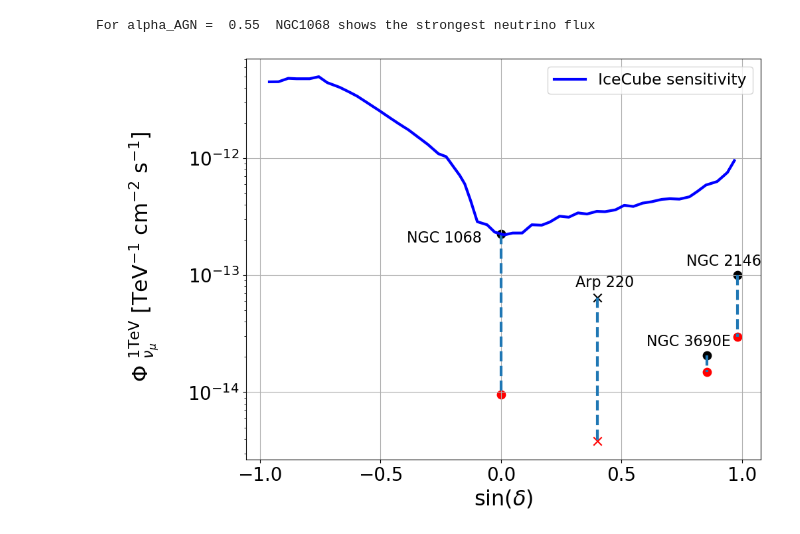
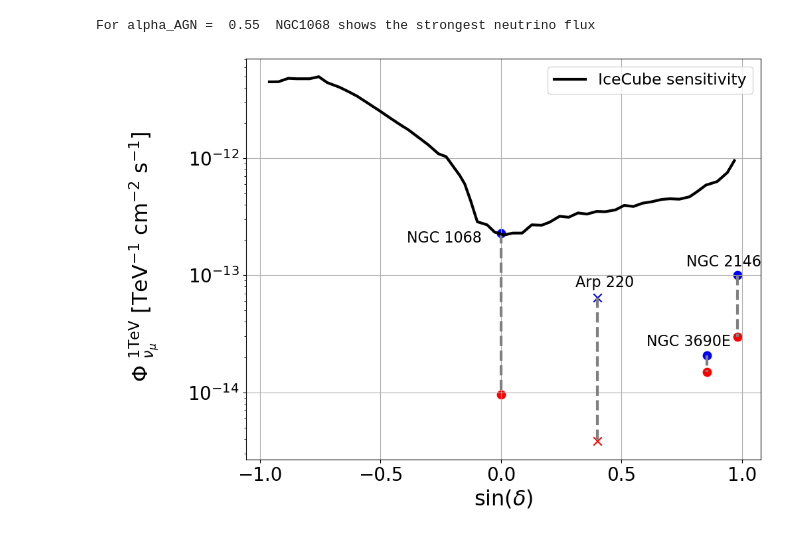
Before and after one commit to YarnoMerckx/neutrino-flux-GOALS-galaxies, a Jupyter notebook: GOALS_flux_predictions.ipynb, the cells around one changed output. Cells and saved outputs as stored; diff of their text form; code cells hidden in the pictures.

```diff
--- a/GOALS_flux_predictions.ipynb
+++ b/GOALS_flux_predictions.ipynb
@@ -111,14 +108,14 @@ plt.figure(figsize=(10,8), dpi= 100, facecolor='w', edgecolor='k')
 
 
 plt.grid()
-plt.scatter(c_rad_sin_irg,FTeV_irg*(1e3/pow(1e3,2)),vmin=0,vmax=1,s = AGNfracs_irg*300 ,marker = '*', c = AGNfracs_irg,cmap = "viridis", label = '$ L_{\mathrm{IR}} < 10^{11}~L_{\odot}$')
-plt.scatter(c_rad_sin_lirg,FTeV_lirg*(1e3/pow(1e3,2)),vmin=0,vmax=1 , s = AGNfracs_lirg*300 , marker = 'o',c = AGNfracs_lirg,cmap = "viridis", label = 'LIRG')
-plt.scatter(c_rad_sin_ulirg,FTeV_ulirg*(1e3/pow(1e3,2)), vmin = 0, vmax = 1,s = AGNfracs_ulirg*300 ,marker='X',c = AGNfracs_ulirg,cmap = "viridis", label = 'ULIRG')
+plt.scatter(c_rad_sin_irg,FTeV_irg*(1e3/pow(1e3,2)),vmin=0,vmax=1,s = (1-AGNfracs_irg)*60 ,marker = '*', c = (1-AGNfracs_irg),cmap = "turbo_r", label = '$ L_{\mathrm{IR}} < 10^{11}~L_{\odot}$')
+plt.scatter(c_rad_sin_lirg,FTeV_lirg*(1e3/pow(1e3,2)),vmin=0,vmax=1 , s = (1-AGNfracs_lirg)*60 , marker = 'o',c = (1-AGNfracs_lirg),cmap = "turbo_r", label = 'LIRG')
+plt.scatter(c_rad_sin_ulirg,FTeV_ulirg*(1e3/pow(1e3,2)), vmin = 0, vmax = 1,s = (1-AGNfracs_ulirg)*60 ,marker='X',c = (1-AGNfracs_ulirg),cmap = "turbo_r", label = 'ULIRG')
 
-plt.text(0.30,8.5e-14, s= 'Arp 220',fontsize = 16)
-plt.plot(Sindec_IceCube_sens,Flux_IceCube_sens, label = 'IceCube sensitivity',linewidth = 3, color = 'blue')
-plt.text(0.68, 1.5e-13, s= 'NGC 2146',fontsize = 16)
-plt.text(-0.80,7.5e-14,s = 'NGC 3256',fontsize = 16)
+plt.text(0.30,9e-14, s= 'Arp 220',fontsize = 16)
+plt.plot(Sindec_IceCube_sens,Flux_IceCube_sens, label = 'IceCube sensitivity',linewidth = 3, color = 'k')
+plt.text(0.68, 1.7e-13, s= 'NGC 2146',fontsize = 16)
+plt.text(-0.80,8e-14,s = 'NGC 3256',fontsize = 16)
 
 cb = plt.colorbar()
 cb.ax.tick_params(labelsize=15)
@@ -130,7 +127,7 @@ plt.xlabel('$\sin(\\delta$)',fontsize = 21)
 plt.ylabel('\n $\\Phi~^{\mathrm{1TeV}}_{\\nu_\\mu}$ [TeV$^{-1}$ cm$^{-2}$ s$^{-1}$] \n', fontsize = 21)
 plt.yticks(fontsize = 20)
 plt.xticks([-1.00, -0.50 , 0.0, 0.50, 1.00 ],fontsize = 20)
-cb.set_label(label = '\n $\\langle \\alpha_{\\mathrm{AGN}} \\rangle$',weight='bold', fontsize = 22)
+cb.set_label(label = '\n 1-$\\langle \\alpha_{\\mathrm{AGN}} \\rangle$', fontsize = 22)
 plt.legend(fontsize = 17)
-plt.savefig("/Users/yarno/Documents/PhD/Pictures/Fluxsindec.pdf",bbox_inches="tight")
+plt.savefig("/Users/yarno/Documents/PhD/Pictures/fluxsindecpaper.pdf",bbox_inches="tight")
 # %% [output]
@@ -157,48 +154,48 @@ NGC2146_sindec = np.sin(np.deg2rad(NGC2146_dec))
 
 plt.figure(figsize=(10,8), dpi= 100, facecolor='w', edgecolor='k')
 
-plt.scatter(Arp220_sindec, Arp220_1*(1e3/pow(1e3,2)), marker = 'x', c= 'k', s = 80)
+plt.scatter(Arp220_sindec, Arp220_1*(1e3/pow(1e3,2)), marker = 'x', c= 'b', s = 80)
 plt.scatter(Arp220_sindec, Arp220_2*(1e3/pow(1e3,2)),marker = 'x', c= 'r',s = 80)
-plt.vlines(Arp220_sindec, ymin = Arp220_1*(1e3/pow(1e3,2)), ymax= Arp220_2*(1e3/pow(1e3,2)),linestyle = '--',linewidth =3, color= 'C0')
+plt.vlines(Arp220_sindec, ymin = Arp220_1*(1e3/pow(1e3,2)), ymax= Arp220_2*(1e3/pow(1e3,2)),linestyle = '--',linewidth =3, color= 'grey')
 
-plt.scatter(Arp299_sindec, Arp299_1*(1e3/pow(1e3,2)),marker = 'o', c= 'k', s= 80)
+plt.scatter(Arp299_sindec, Arp299_1*(1e3/pow(1e3,2)),marker = 'o', c= 'b', s= 80)
 plt.scatter(Arp299_sindec, Arp299_2*(1e3/pow(1e3,2)),marker = 'o', c= 'r', s= 80)
-plt.vlines(Arp299_sindec, ymin = Arp299_1*(1e3/pow(1e3,2)), ymax= Arp299_2*(1e3/pow(1e3,2)),linestyle = '--',linewidth =3, color= 'C0')
+plt.vlines(Arp299_sindec, ymin = Arp299_1*(1e3/pow(1e3,2)), ymax= Arp299_2*(1e3/pow(1e3,2)),linestyle = '--',linewidth =3, color= 'grey')
 
 
-plt.scatter(NGC2146_sindec,NGC2146_1*(1e3/pow(1e3,2)), marker =  'o', c= 'k',s = 80)
+plt.scatter(NGC2146_sindec,NGC2146_1*(1e3/pow(1e3,2)), marker =  'o', c= 'b',s = 80)
 plt.scatter(NGC2146_sindec,NGC2146_2*(1e3/pow(1e3,2)),marker = 'o', c= 'r', s= 80)
-plt.vlines(NGC2146_sindec,ymin = NGC2146_1*(1e3/pow(1e3,2)), ymax = NGC2146_2*(1e3/pow(1e3,2)),linestyle = '--',linewidth =3, color= 'C0')
+plt.vlines(NGC2146_sindec,ymin = NGC2146_1*(1e3/pow(1e3,2)), ymax = NGC2146_2*(1e3/pow(1e3,2)),linestyle = '--',linewidth =3, color= 'grey')
 
 
-plt.scatter(NGC1068_sindec,NGC1068_1*(1e3/pow(1e3,2)),marker= 'o',c = 'k', s= 80)
+plt.scatter(NGC1068_sindec,NGC1068_1*(1e3/pow(1e3,2)),marker= 'o',c = 'b', s= 80)
 plt.scatter(NGC1068_sindec,NGC1068_2*(1e3/pow(1e3,2)),marker= 'o',c = 'r', s= 80)
-plt.vlines(NGC1068_sindec,ymin = NGC1068_1*(1e3/pow(1e3,2)), ymax = NGC1068_2*(1e3/pow(1e3,2)),linewidth =3, linestyle = '--',color= 'C0')
+plt.vlines(NGC1068_sindec,ymin = NGC1068_1*(1e3/pow(1e3,2)), ymax = NGC1068_2*(1e3/pow(1e3,2)),linewidth =3, linestyle = '--',color= 'grey')
 
 
 plt.grid()
 plt.text(0.31, 8e-14, s= 'Arp 220',fontsize = 16)
 plt.text(0.77, 1.2e-13, s= 'NGC 2146',fontsize = 16)
 #plt.text(-0.1, 3.8e-13, s= 'NGC 1068', fontsize = 16)
 plt.text(-0.39, 1.9e-13, s= 'NGC 1068', fontsize = 16)
 
 plt.text(Arp299_sindec-0.25, 2.5e-14, s= 'NGC 3690E',fontsize = 16)
 
 
-plt.plot(Sindec_IceCube_sens,Flux_IceCube_sens, label = 'IceCube sensitivity',linewidth = 3, color = 'blue')
+plt.plot(Sindec_IceCube_sens,Flux_IceCube_sens, label = 'IceCube sensitivity',linewidth = 3, color = 'k')
 #plt.plot(Sindec_IceCube2_sens,Flux_IceCube2_sens, label = 'IceCube-Gen2 sensitivity',linestyle = '--',linewidth = 2)
 
 
 plt.yscale('log')
 plt.xlabel('$\sin(\\delta$)',fontsize = 23)
 plt.ylabel('\n $\\Phi~^{\mathrm{1TeV}}_{\\nu_\\mu }$ [TeV$^{-1}$ cm$^{-2}$ s$^{-1}$] \n', fontsize = 23)
 plt.yticks(fontsize = 20)
 plt.xticks([-1.00, -0.50 , 0.0, 0.50, 1.00 ],fontsize = 20)
 cb.set_label(label = '\n $\\langle \\alpha_{\\mathrm{AGN}} \\rangle$',weight='bold', fontsize = 20)
 plt.legend(fontsize = 17)
 plt.savefig("/Users/yarno/Documents/PhD/Pictures/Persource_variablegamma.pdf",bbox_inches="tight")
 # %% [output]
-[figure, old version]
+[figure, new version]
 # %%
 supernova_rate = df['Supernova rate [yr$^{-1}$] '].to_numpy('float')
 uncorr_supernova_rate = df['un-corr Supernova rate [yr$^{-1}$] '].to_numpy('float')
```
Also changed, not shown: parts of 5 cells of this notebook, 4 other files.
